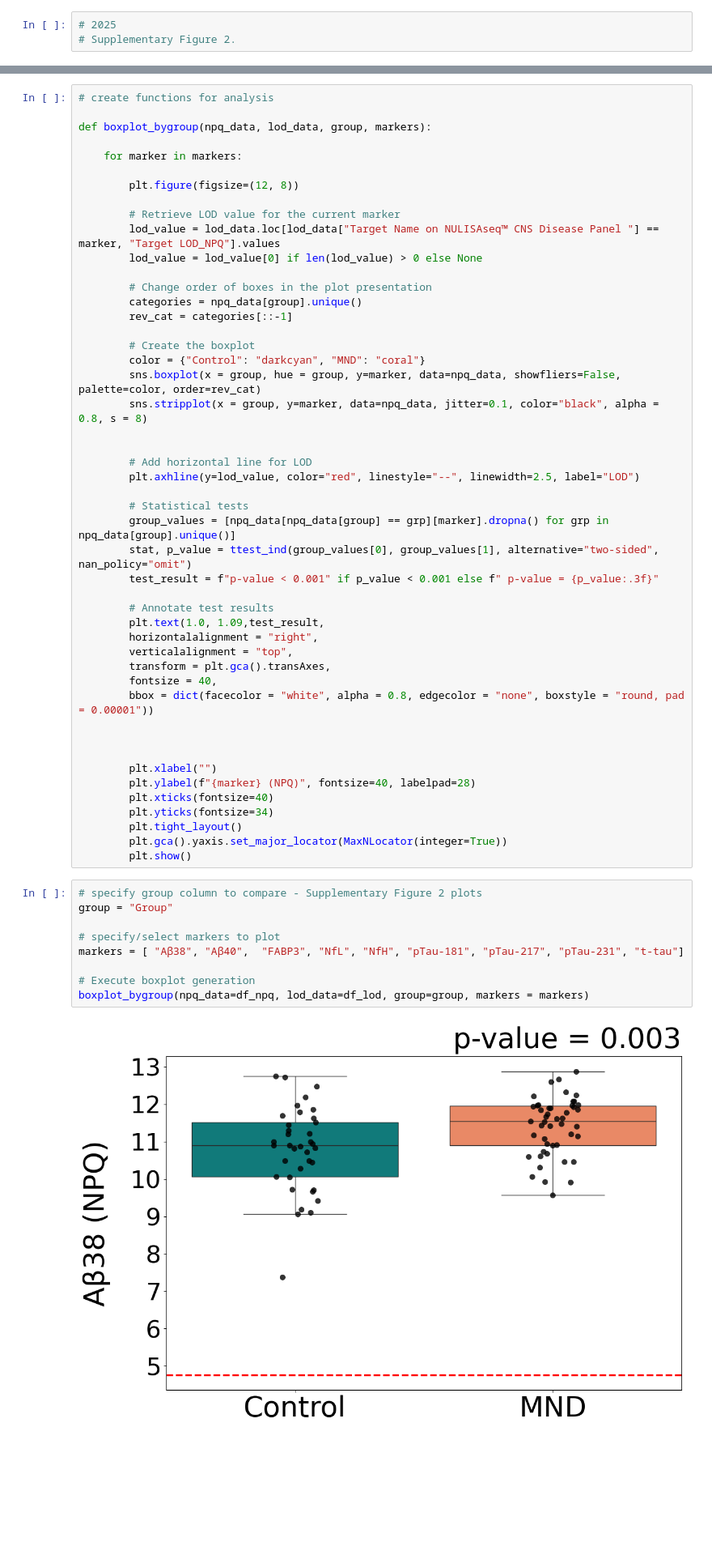
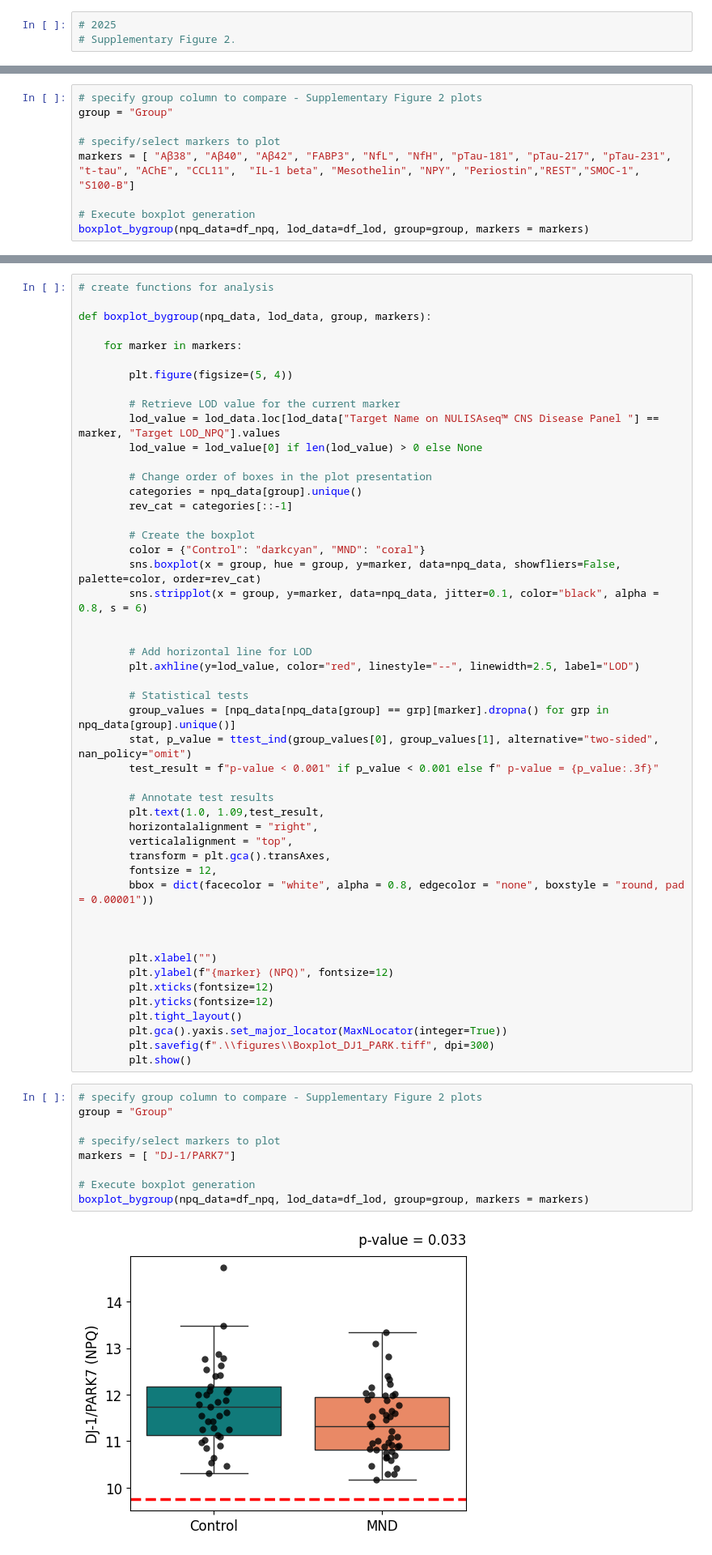
Before and after one commit to HaticeBzkrt/brain_comms_Bozkurt-et-al_2025_python, a Jupyter notebook: analysis_boxplots.ipynb, the cells around one changed output, grey strips where cells are left out. Shown: that part at 81% size. Drawn from its saved outputs; the diff is of its cells as text; blank space fills up the shorter version.

```diff
--- a/analysis_boxplots.ipynb
+++ b/analysis_boxplots.ipynb
@@ -30,0 +80,9 @@ df_lod["Target Name on NULISAseq™ CNS Disease Panel "] = df_lod["Target Name o
+# %%
+# specify group column to compare - Supplementary Figure 2 plots
+group = "Group"
+
+# specify/select markers to plot
+markers = [ "Aβ38", "Aβ40", "Aβ42", "FABP3", "NfL", "NfH", "pTau-181", "pTau-217", "pTau-231", "t-tau", "AChE", "CCL11",  "IL-1 beta", "Mesothelin", "NPY", "Periostin","REST","SMOC-1",  "S100-B"]
+
+# Execute boxplot generation
+boxplot_bygroup(npq_data=df_npq, lod_data=df_lod, group=group, markers = markers)
@@ -35,7 +107,7 @@ def boxplot_bygroup(npq_data, lod_data, group, markers):
 
     for marker in markers:
 
-        plt.figure(figsize=(12, 8))
+        plt.figure(figsize=(5, 4))
 
         # Retrieve LOD value for the current marker
         lod_value = lod_data.loc[lod_data["Target Name on NULISAseq™ CNS Disease Panel "] == marker, "Target LOD_NPQ"].values
@@ -48,7 +120,7 @@ def boxplot_bygroup(npq_data, lod_data, group, markers):
         # Create the boxplot
         color = {"Control": "darkcyan", "MND": "coral"}
         sns.boxplot(x = group, hue = group, y=marker, data=npq_data, showfliers=False, palette=color, order=rev_cat)
-        sns.stripplot(x = group, y=marker, data=npq_data, jitter=0.1, color="black", alpha = 0.8, s = 8)
+        sns.stripplot(x = group, y=marker, data=npq_data, jitter=0.1, color="black", alpha = 0.8, s = 6)
 
 
         # Add horizontal line for LOD
@@ -64,26 +136,27 @@ def boxplot_bygroup(npq_data, lod_data, group, markers):
         horizontalalignment = "right",
         verticalalignment = "top",
         transform = plt.gca().transAxes,
-        fontsize = 40,
+        fontsize = 12,
         bbox = dict(facecolor = "white", alpha = 0.8, edgecolor = "none", boxstyle = "round, pad = 0.00001"))
 
 
 
         plt.xlabel("")
-        plt.ylabel(f"{marker} (NPQ)", fontsize=40, labelpad=28)
-        plt.xticks(fontsize=40)
-        plt.yticks(fontsize=34)
+        plt.ylabel(f"{marker} (NPQ)", fontsize=12)
+        plt.xticks(fontsize=12)
+        plt.yticks(fontsize=12)
         plt.tight_layout()
         plt.gca().yaxis.set_major_locator(MaxNLocator(integer=True))
+        plt.savefig(f".\\figures\\Boxplot_DJ1_PARK.tiff", dpi=300)
         plt.show()
 # %%
 # specify group column to compare - Supplementary Figure 2 plots
 group = "Group"
 
 # specify/select markers to plot
-markers = [ "Aβ38", "Aβ40",  "FABP3", "NfL", "NfH", "pTau-181", "pTau-217", "pTau-231", "t-tau"]
+markers = [ "DJ-1/PARK7"]
 
 # Execute boxplot generation
 boxplot_bygroup(npq_data=df_npq, lod_data=df_lod, group=group, markers = markers)
 # %% [output]
-[figure, old version]
+[figure, new version]
```
Also changed, not shown: parts of 3 cells of this notebook, 3 other files.
